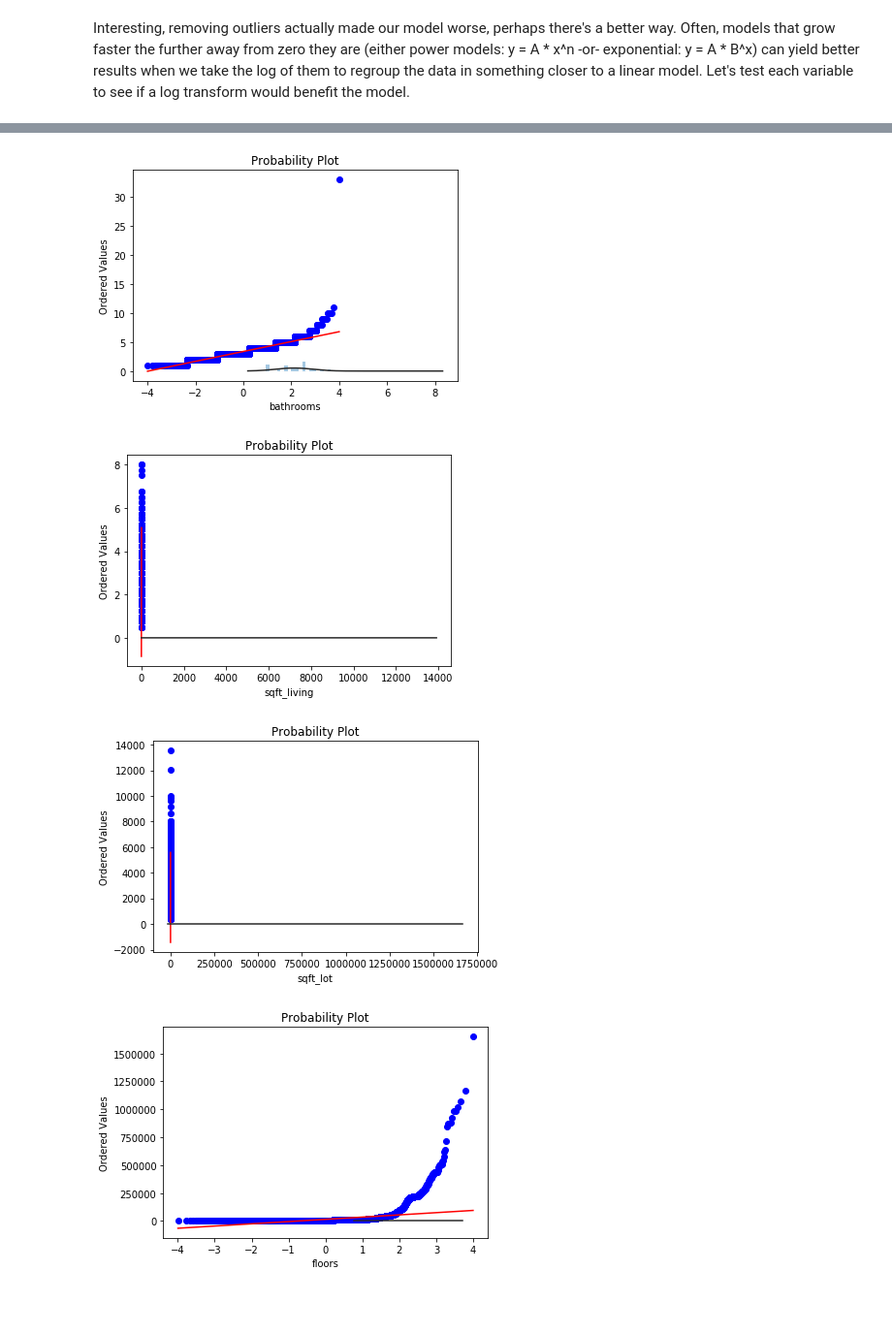
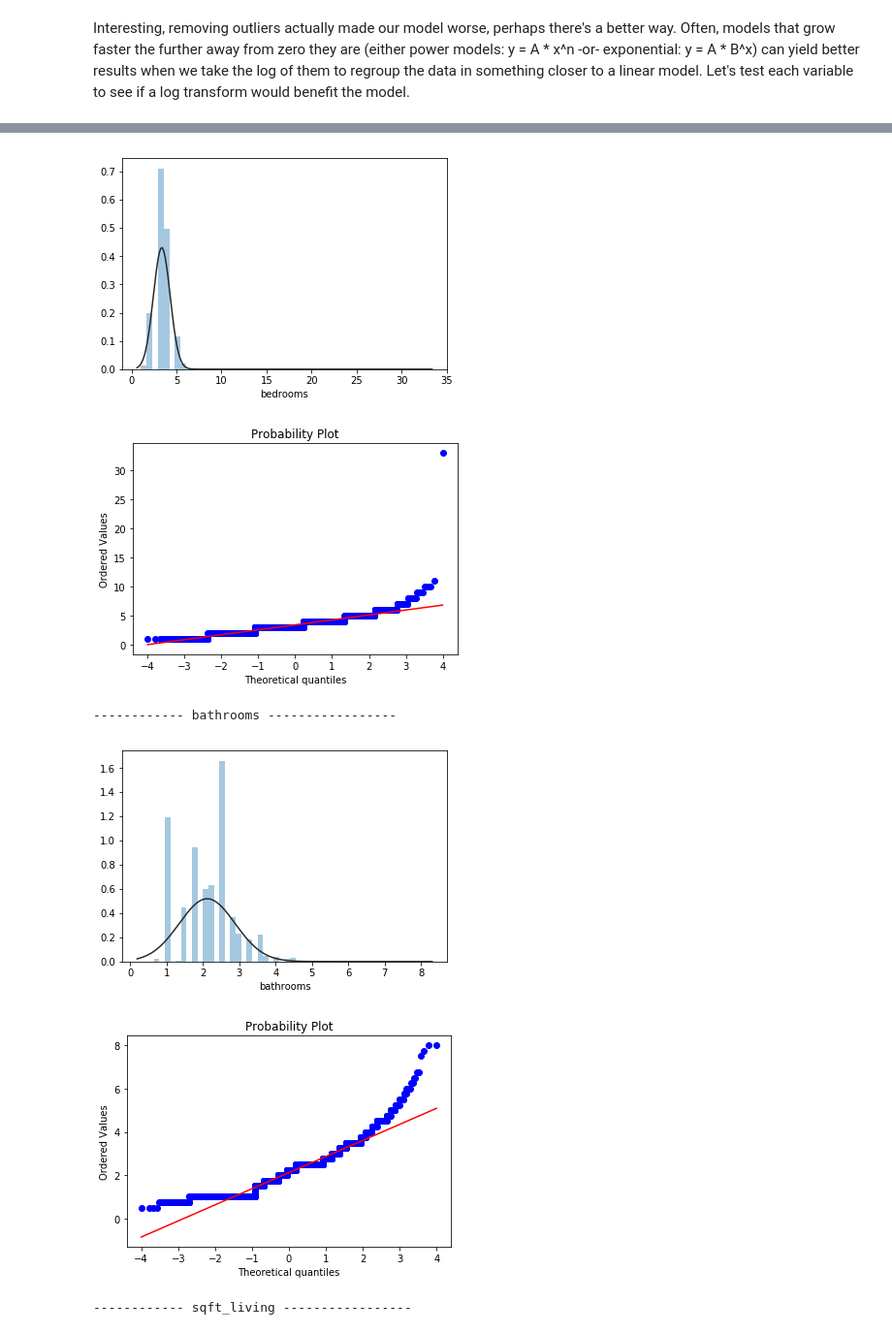
Before and after one commit to nkacoroski/dsc-1-final-project, a Jupyter notebook: kaspar.ipynb, the cells around one changed output, grey strips where cells are left out. Shown at 97% size. Cells and saved outputs as stored; diff of their text form; code cells hidden in the pictures; blank space fills up the shorter version.

```diff
--- a/kaspar.ipynb
+++ b/kaspar.ipynb
@@ -423,7 +423,11 @@ from scipy import stats
 to_log_or_not_to_log = df.drop(['id', 'yr_renovated', 'lat', 'long', 'sqft_basement', 'zipcode', 'date'], axis=1)
 
 for col in to_log_or_not_to_log.columns:
+    print('---------------------',col,'--------------------------')
+    plt.figure()
     sns.distplot(to_log_or_not_to_log[col], fit=norm, kde=False)
-    fig = plt.figure()
+    plt.show()
+    plt.figure()
     res = stats.probplot(to_log_or_not_to_log[col], plot=plt)
+    plt.show()
 # %% [output]
@@ -432,4 +438,6 @@ for col in to_log_or_not_to_log.columns:
-[figure, old version]
+[figure, new version]
-[figure, old version]
+[figure, new version]
+------------ bathrooms -----------------
-[figure, old version]
+[figure, new version]
-[figure, old version]
+[figure, new version]
+------------ sqft_living -----------------
```
Also changed, not shown: parts of 6 cells of this notebook.
